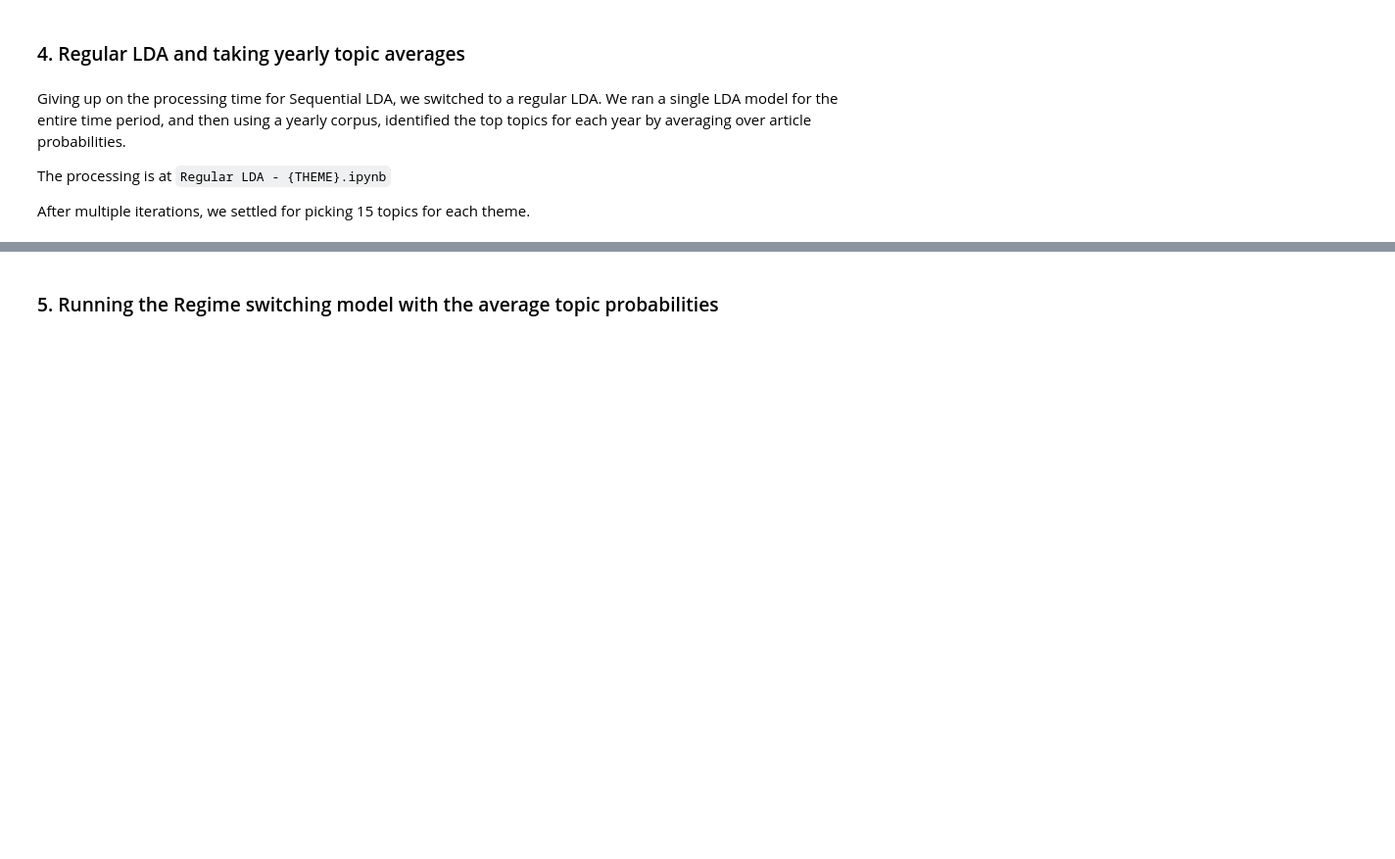
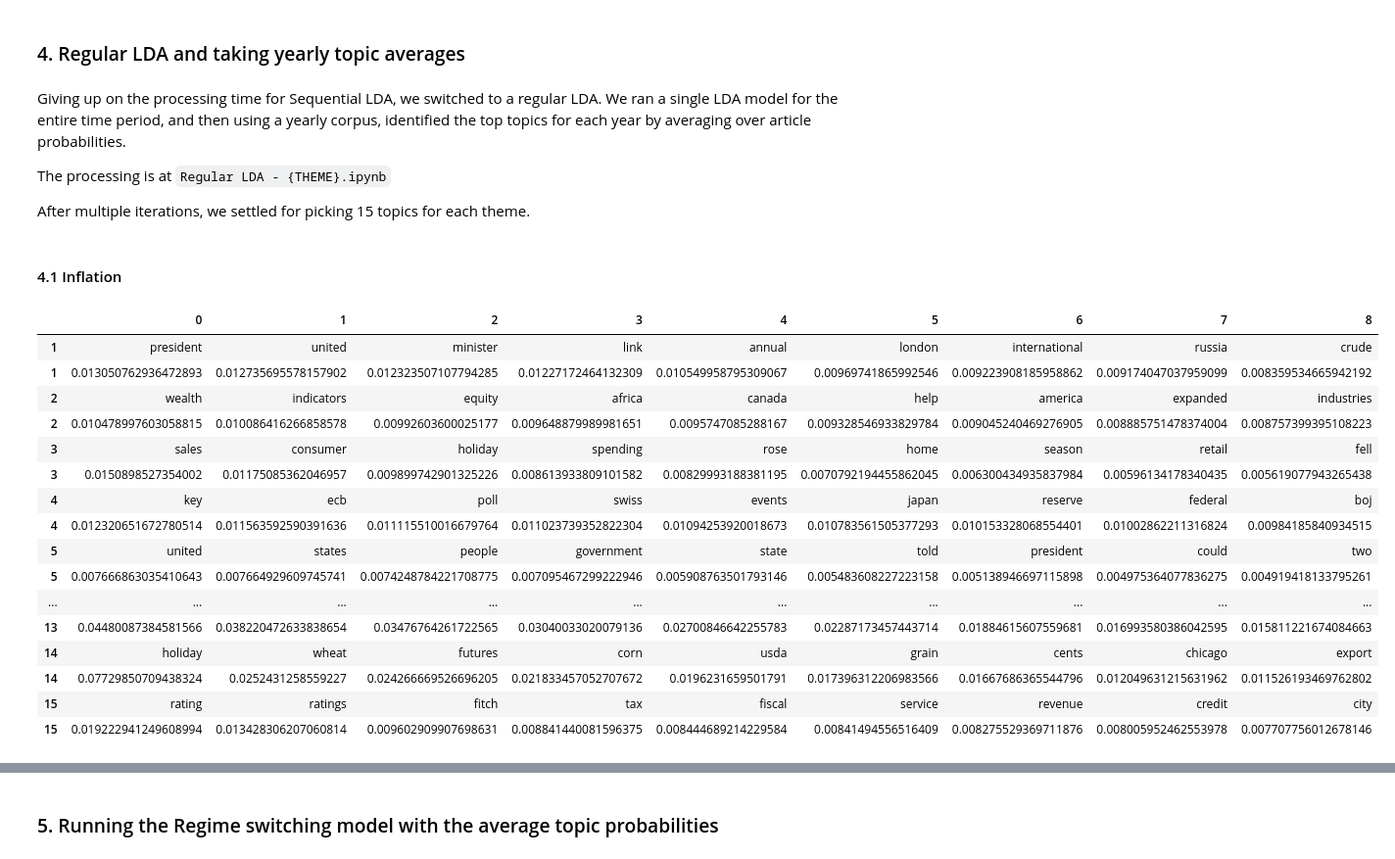
Before and after one commit to mehasadasivam/NLP, a Jupyter notebook: Final Project Summary Notebook.ipynb, the cells around one changed output, grey strips where cells are left out. Shown at 98% size. Saved outputs shown, nothing was run; the diff lists cells and outputs as text; code cells hidden in the pictures; blank space fills up the shorter version.

```diff
--- a/Final Project Summary Notebook.ipynb
+++ b/Final Project Summary Notebook.ipynb
@@ -482,0 +485,23 @@ After multiple iterations, we settled for picking 15 topics for each theme.
+# %% [markdown]
+#### 4.1 Inflation
+# %%
+df = pd.read_csv('LDA_Outputs/%s_Topics_15.csv' % 'Inflation', index_col=0, usecols=[i for i in range(10)])
+df
+# %% [output]
+|  | 0 | 1 | 2 | 3 | 4 | 5 | 6 | 7 | 8 |
+| 1 | president | united | minister | link | annual | london | international | russia | crude |
+| 1 | 0.013050762936472893 | 0.012735695578157902 | 0.012323507107794285 | 0.01227172464132309 | 0.010549958795309067 | 0.00969741865992546 | 0.009223908185958862 | 0.009174047037959099 | 0.008359534665942192 |
+| 2 | wealth | indicators | equity | africa | canada | help | america | expanded | industries |
+| 2 | 0.010478997603058815 | 0.010086416266858578 | 0.00992603600025177 | 0.009648879989981651 | 0.0095747085288167 | 0.009328546933829784 | 0.009045240469276905 | 0.008885751478374004 | 0.008757399395108223 |
+| 3 | sales | consumer | holiday | spending | rose | home | season | retail | fell |
+| 3 | 0.0150898527354002 | 0.01175085362046957 | 0.009899742901325226 | 0.008613933809101582 | 0.00829993188381195 | 0.0070792194455862045 | 0.006300434935837984 | 0.00596134178340435 | 0.005619077943265438 |
+| 4 | key | ecb | poll | swiss | events | japan | reserve | federal | boj |
+| 4 | 0.012320651672780514 | 0.011563592590391636 | 0.011115510016679764 | 0.011023739352822304 | 0.01094253920018673 | 0.010783561505377293 | 0.010153328068554401 | 0.01002862211316824 | 0.00984185840934515 |
+| 5 | united | states | people | government | state | told | president | could | two |
+| 5 | 0.007666863035410643 | 0.007664929609745741 | 0.0074248784221708775 | 0.007095467299222946 | 0.005908763501793146 | 0.005483608227223158 | 0.005138946697115898 | 0.004975364077836275 | 0.004919418133795261 |
+| ... | ... | ... | ... | ... | ... | ... | ... | ... | ... |
+| 13 | 0.04480087384581566 | 0.038220472633838654 | 0.03476764261722565 | 0.03040033020079136 | 0.02700846642255783 | 0.02287173457443714 | 0.01884615607559681 | 0.016993580386042595 | 0.015811221674084663 |
+| 14 | holiday | wheat | futures | corn | usda | grain | cents | chicago | export |
+| 14 | 0.07729850709438324 | 0.0252431258559227 | 0.024266669526696205 | 0.021833457052707672 | 0.0196231659501791 | 0.017396312206983566 | 0.01667686365544796 | 0.012049631215631962 | 0.011526193469762802 |
+| 15 | rating | ratings | fitch | tax | fiscal | service | revenue | credit | city |
+| 15 | 0.019222941249608994 | 0.013428306207060814 | 0.009602909907698631 | 0.008841440081596375 | 0.008444689214229584 | 0.00841494556516409 | 0.008275529369711876 | 0.008005952462553978 | 0.007707756012678146 |
```
Also changed, not shown: parts of 16 cells of this notebook.
